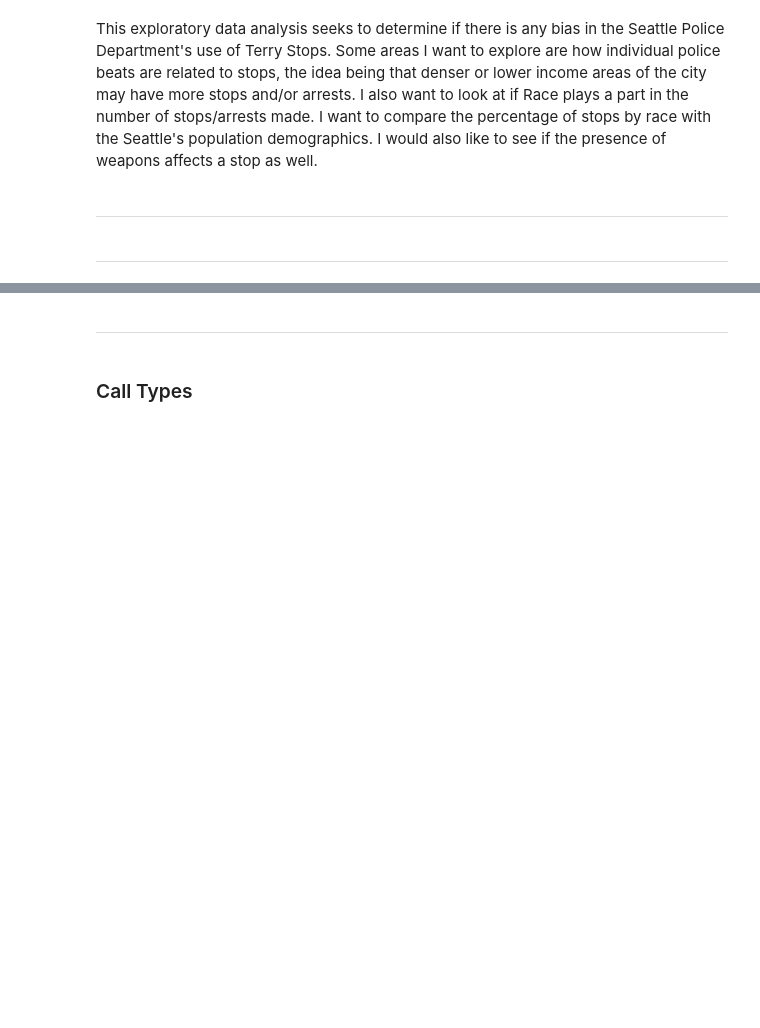
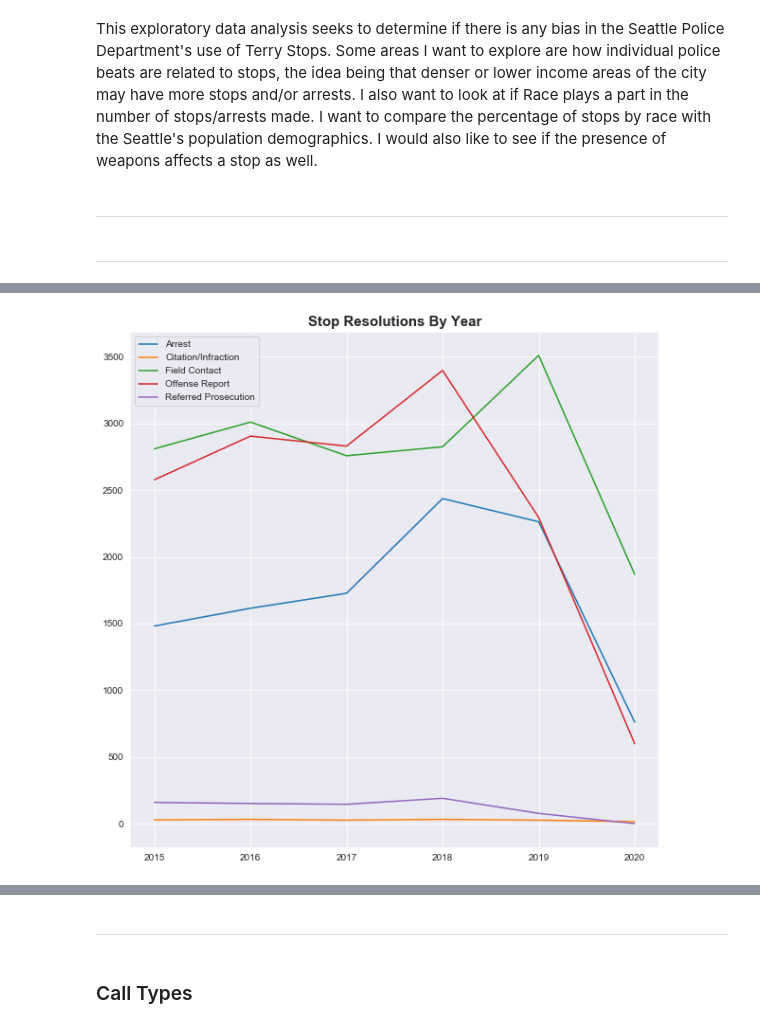
Before and after one commit to kevinmacmat/investigating_terry_stops, a Jupyter notebook: eda-Copy1.ipynb, the cells around one changed output, grey strips where cells are left out. Cells and saved outputs as stored; diff of their text form; code cells hidden in the pictures; blank space fills up the shorter version.

```diff
--- a/eda-Copy1.ipynb
+++ b/eda-Copy1.ipynb
@@ -41,0 +61,17 @@ plt.show()
+# %%
+citation_infraction = [year[1], year[6], year[11], year[16], year[21], year[26]]
+field_contact = [year[2], year[7], year[12], year[17], year[22], year[27]]
+offense_report = [year[3], year[8], year[13], year[18], year[23], year[28]]
+referred_prosecution = [year[4], year[9], year[14], year[19], year[24], year[29]]
+# %%
+plt.figure(figsize=(10,10))
+l1 = plt.plot(years, arrest)
+l2 = plt.plot(years, citation_infraction)
+l3 = plt.plot(years, field_contact)
+l4 = plt.plot(years, offense_report)
+l5 = plt.plot(years, referred_prosecution)
+plt.title('Stop Resolutions By Year', fontweight='bold', fontsize=15)
+plt.legend(['Arrest', 'Citation/Infraction', 'Field Contact', 'Offense Report', 'Referred Prosecution'])
+plt.show()
+# %% [output]
+[figure, added]
```
Also changed, not shown: parts of 11 cells of this notebook.
